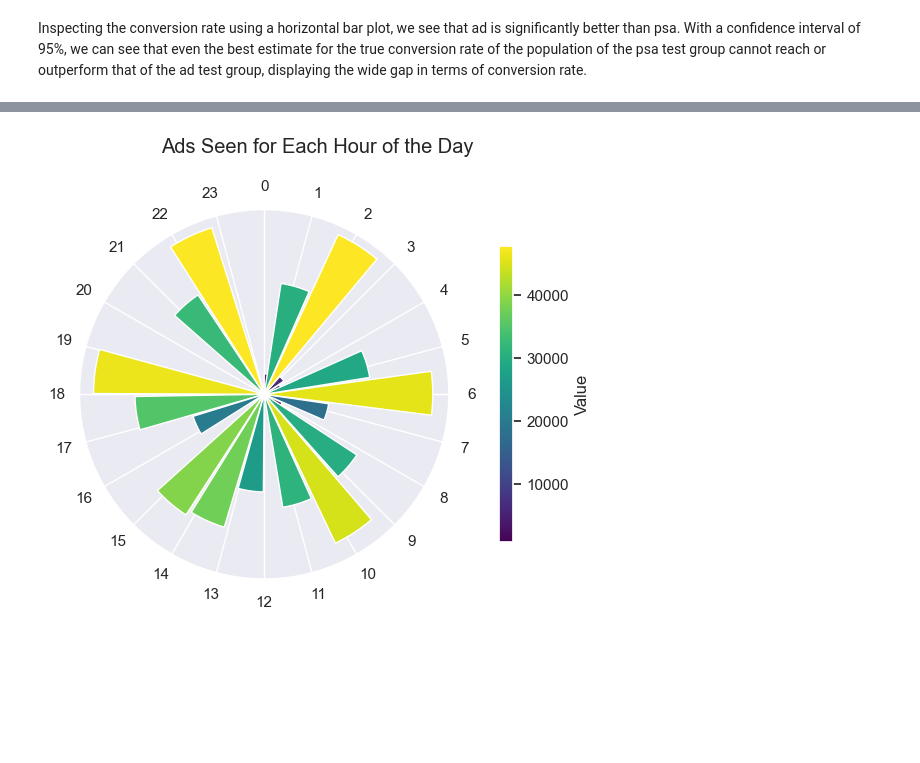
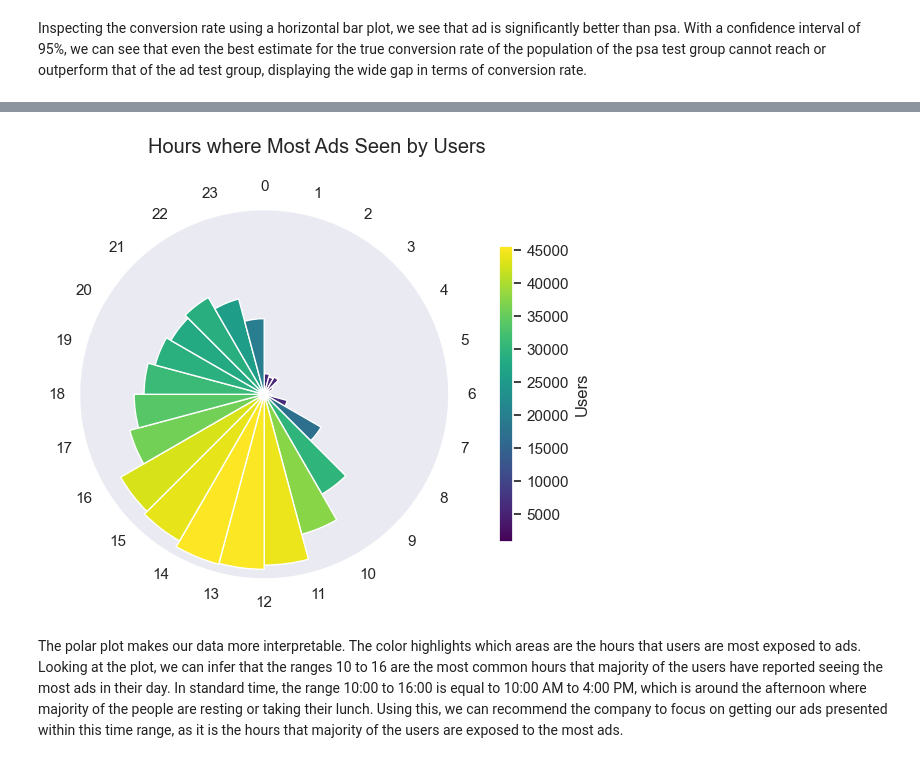
Before and after one commit to Kyo-Fox22/Marketing-A-B-Test, a Jupyter notebook: ab_test.ipynb, the cells around one changed output, grey strips where cells are left out. Saved outputs shown, nothing was run; the diff lists cells and outputs as text; code cells hidden in the pictures; blank space fills up the shorter version.

Commit message:
added markdowns and fixed polar plot

```diff
--- a/ab_test.ipynb
+++ b/ab_test.ipynb
@@ -247,5 +249,5 @@ Inspecting the conversion rate using a horizontal bar plot, we see that ad is si
 # %%
-ads_hours = pd.DataFrame(df['most ads hour'].value_counts().sort_index()).reset_index(drop = True)
-ads_hours.head()
+ads_hours = pd.DataFrame(df.loc[df['test group'] == 'ad','most ads hour'].value_counts().sort_index()).reset_index(drop = True)
+ads_hours
 # %% [output]
 |  | count |
@@ -262,28 +285,34 @@ plt.bar(ads_hours.index, ads_hours['count'], align = 'edge')
 # %%
 # Configure Colormap for barplot
 norm = plt.Normalize(ads_hours.min(), ads_hours.max())
 cmap = plt.cm.viridis
 colors = cmap(norm(ads_hours['count']))
 
 # Creating the plot
 fig, ax = plt.subplots(subplot_kw = {'projection':'polar'})
-ax.bar(ads_hours.index, ads_hours['count'], width = (2*np.pi)/24, align = 'edge', color = colors)
+
+# Position for x relative to a circle
+theta = np.linspace(0, 2*np.pi, 24, endpoint = False)
+
+# Plot count relative to positions in circle
+ax.bar(theta, ads_hours['count'], width = (2*np.pi)/24, align = 'edge', color = colors)
 
 # Configuring the label for the colors by creating a color bar
 scale_map = plt.cm.ScalarMappable(cmap = cmap, norm = norm)
 
 cbar = plt.colorbar(scale_map, ax = ax, pad = 0.1, shrink = 0.8)
-cbar.set_label('Ads')
-
-# Position for labels relative to a circle
-theta = np.linspace(0, 2*np.pi, 24, endpoint = False)
+cbar.set_label('Users')
 
 # Styling
-fig.suptitle('Ads Seen for Each Hour of the Day', y= 1.03)
+fig.suptitle('Hours where Most Ads Seen by Users', y= 1.03)
 ax.get_yaxis().set_visible(False)
+ax.xaxis.grid(False)
+ax.yaxis.grid(True)
 ax.set_xticks(theta, ads_hours.index)
 ax.set_theta_offset(np.pi/2)
 ax.set_theta_direction(-1)
 plt.show()
 # %% [output]
-[figure, old version]
+[figure, new version]
+# %% [markdown]
+The polar plot makes our data more interpretable. The color highlights which areas are the hours that users are most exposed to ads. Looking at the plot, we can infer that the ranges 10 to 16 are the most common hours that majority of the users have reported seeing the most ads in their day. In standard time, the range 10:00 to 16:00 is equal to 10:00 AM to 4:00 PM, which is around the afternoon where majority of the people are resting or taking their lunch. Using this, we can recommend the company to focus on getting our ads presented within this time range, as it is the hours that majority of the users are exposed to the most ads.
```
Also changed, not shown: parts of 7 cells of this notebook.
